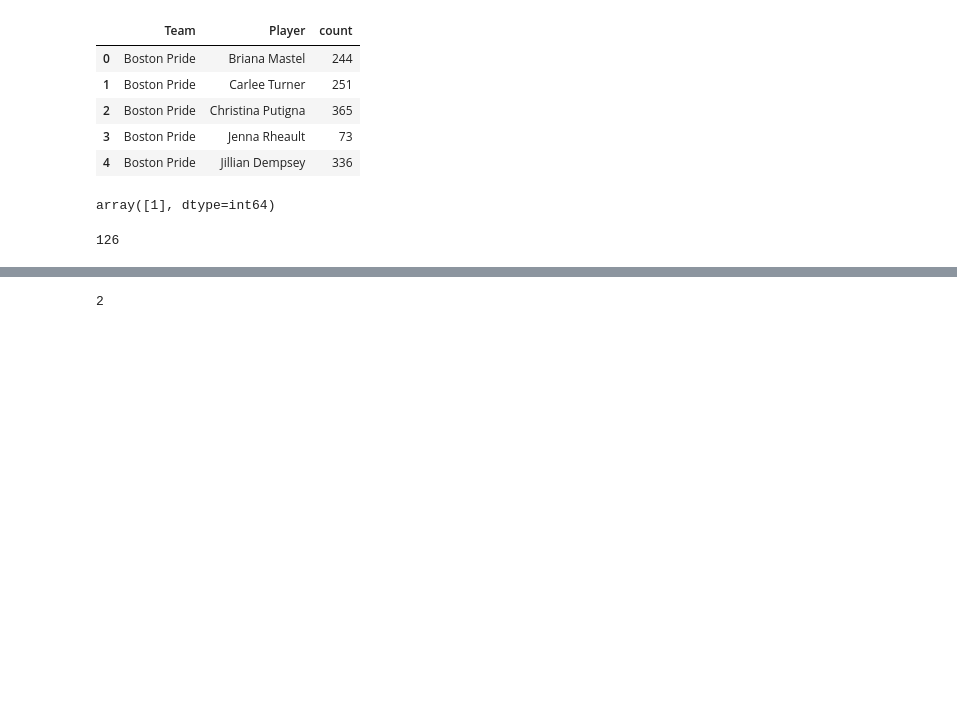
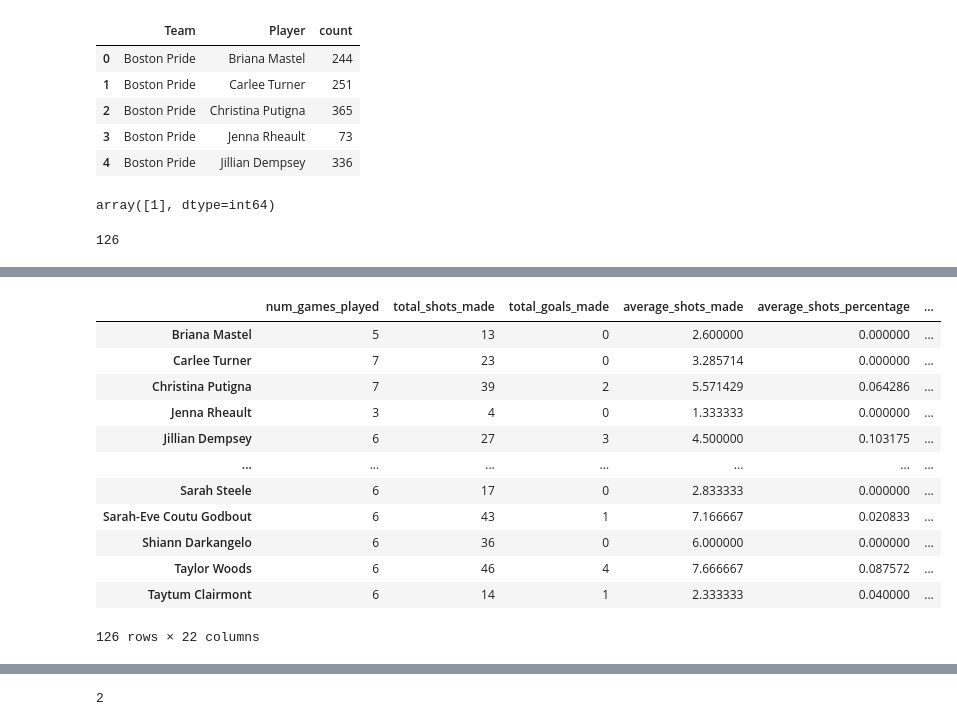
Before and after one commit to MiracleSkyHawk/MMA_Summer_Datathon_TAzure, a Jupyter notebook: Jesse - test.ipynb, the cells around one changed output, grey strips where cells are left out. Cells and saved outputs as stored; diff of their text form; code cells hidden in the pictures; blank space fills up the shorter version.

```diff
--- a/Jesse - test.ipynb
+++ b/Jesse - test.ipynb
@@ -126,5 +121,0 @@ player_name = "Taylor Wenczkowski"
-# %%
-df_attendence = df.groupby(["game_date"]).apply(lambda x: x[(x['Player']==player_name)]['Event'].count()).to_frame(name='attendence')
-not_played_dates = df_attendence[df_attendence['attendence']==0].index.to_list()
-df_dump_in = df.groupby(["game_date"]).apply(lambda x: x[((x['Event']=='Dump In/Out') & (x['Player']==player_name)) & (( x['X Coordinate'] > 75) & ( x['X Coordinate'] < 125))]["Detail 1"].count()).to_frame(name='dump_in_number')
-df_dump_in = df_dump_in.drop(not_played_dates)
@@ -418,0 +228,13 @@ dtype: object
+# %%
+player_stats_summary = dict()
+
+for player in player_list:
+    player_shooting_stats = shooting_stats(player, df_NWHL.copy())
+    player_passing_stats = passing_stats(player, df_NWHL.copy())
+    player_dumping_stats = dumping_stats(player, df_NWHL.copy())
+    player_zone_entry_stats = zone_entry_stats(player, df_NWHL.copy())
+
+    stats_sum = player_shooting_stats | player_passing_stats | player_dumping_stats | player_zone_entry_stats
+    player_stats_summary[player] = dict()
+    for key, values in stats_sum.items():
+        player_stats_summary[player][key] = values
@@ -418,0 +261,21 @@ dtype: object
+# %%
+df_player_stats_summary = pd.DataFrame.from_dict(player_stats_summary).T
+# %%
+df_player_stats_summary.drop(["name"], axis=1, inplace=True)
+df_player_stats_summary.replace(np.Inf, np.nan, inplace=True)
+# %%
+df_player_stats_summary
+# %% [output]
+|  | num_games_played | total_shots_made | total_goals_made | average_shots_made | average_shots_percentage | ... |
+| Briana Mastel | 5 | 13 | 0 | 2.600000 | 0.000000 | ... |
+| Carlee Turner | 7 | 23 | 0 | 3.285714 | 0.000000 | ... |
+| Christina Putigna | 7 | 39 | 2 | 5.571429 | 0.064286 | ... |
+| Jenna Rheault | 3 | 4 | 0 | 1.333333 | 0.000000 | ... |
+| Jillian Dempsey | 6 | 27 | 3 | 4.500000 | 0.103175 | ... |
+| ... | ... | ... | ... | ... | ... | ... |
+| Sarah Steele | 6 | 17 | 0 | 2.833333 | 0.000000 | ... |
+| Sarah-Eve Coutu Godbout | 6 | 43 | 1 | 7.166667 | 0.020833 | ... |
+| Shiann Darkangelo | 6 | 36 | 0 | 6.000000 | 0.000000 | ... |
+| Taylor Woods | 6 | 46 | 4 | 7.666667 | 0.087572 | ... |
+| Taytum Clairmont | 6 | 14 | 1 | 2.333333 | 0.040000 | ... |
+126 rows × 22 columns
```
Also changed, not shown: parts of 24 cells of this notebook, 1 other file.
